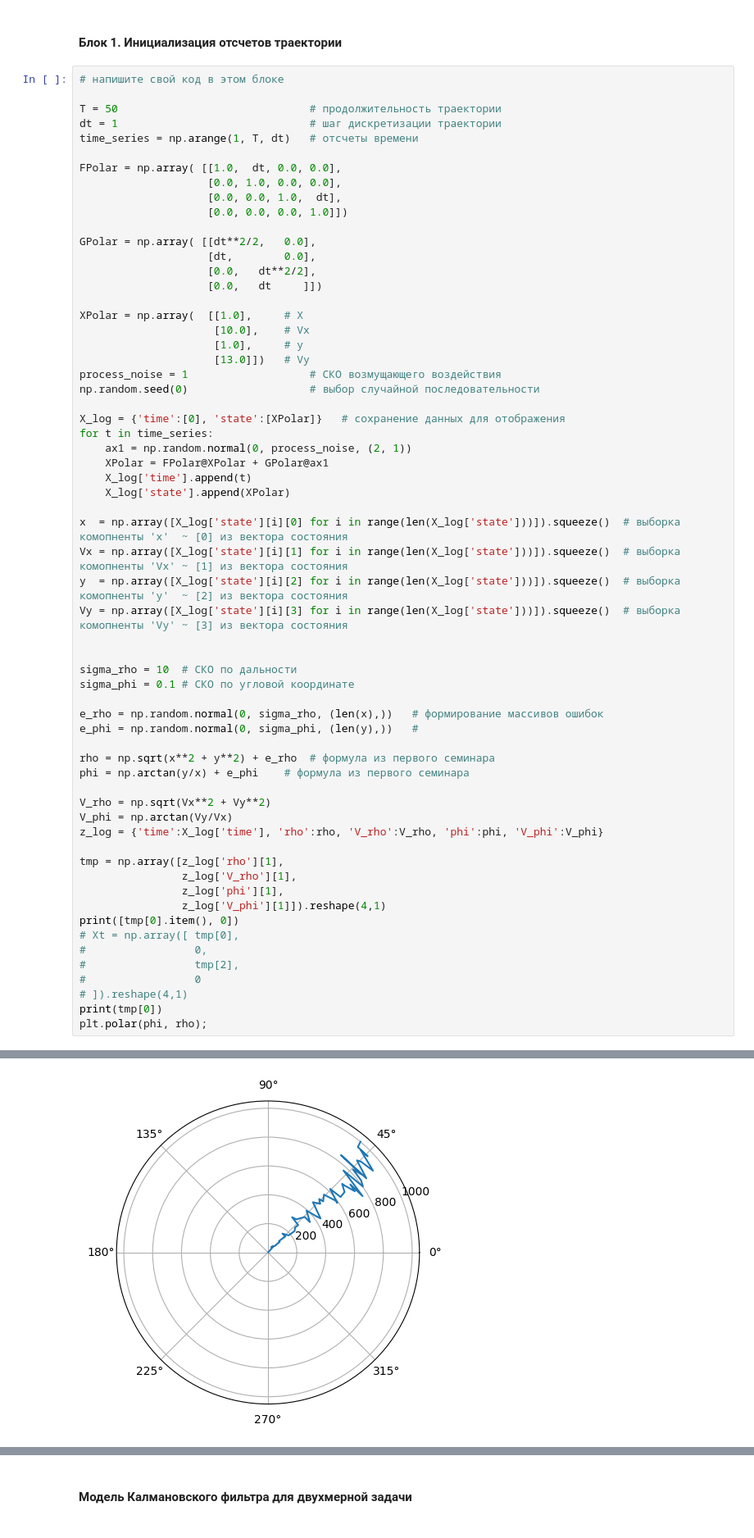
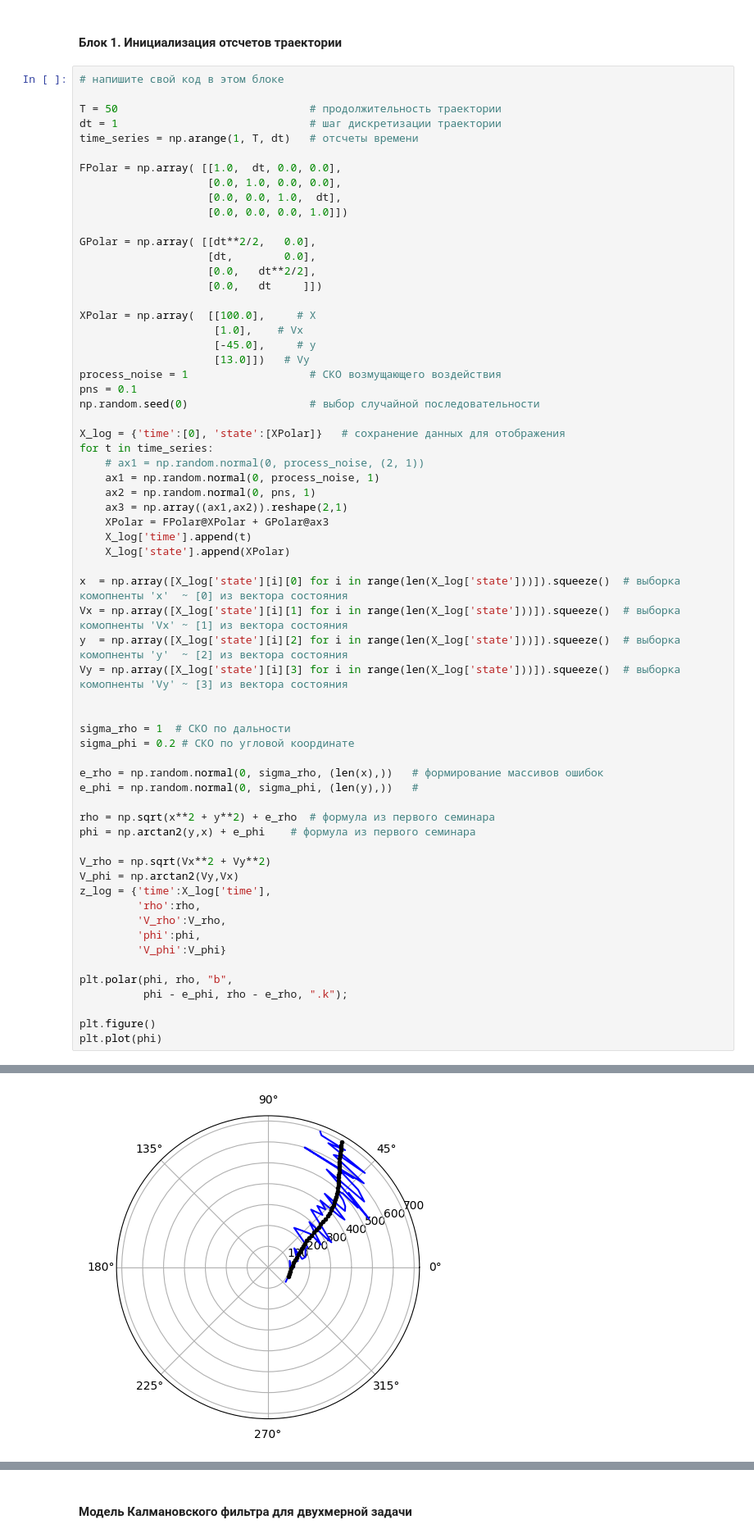
Before and after one commit to DmitryArtWorks/MTOS, a Jupyter notebook: sem02_filter_trajectory.ipynb, the cells around one changed output, grey strips where cells are left out. Shown at 82% size. Drawn from its saved outputs; the diff is of its cells as text.

```diff
--- a/sem02_filter_trajectory.ipynb
+++ b/sem02_filter_trajectory.ipynb
@@ -297,17 +297,21 @@ GPolar = np.array( [[dt**2/2,   0.0],
                     [0.0,   dt**2/2],
                     [0.0,   dt     ]])
 
-XPolar = np.array(  [[1.0],     # X
-                     [10.0],    # Vx
-                     [1.0],     # y
+XPolar = np.array(  [[100.0],     # X
+                     [1.0],    # Vx
+                     [-45.0],     # y
                      [13.0]])   # Vy
 process_noise = 1                   # СКО возмущающего воздействия
+pns = 0.1
 np.random.seed(0)                   # выбор случайной последовательности
 
 X_log = {'time':[0], 'state':[XPolar]}   # сохранение данных для отображения
 for t in time_series:
-    ax1 = np.random.normal(0, process_noise, (2, 1))
-    XPolar = FPolar@XPolar + GPolar@ax1
+    # ax1 = np.random.normal(0, process_noise, (2, 1))
+    ax1 = np.random.normal(0, process_noise, 1)
+    ax2 = np.random.normal(0, pns, 1)
+    ax3 = np.array((ax1,ax2)).reshape(2,1)
+    XPolar = FPolar@XPolar + GPolar@ax3
     X_log['time'].append(t)
     X_log['state'].append(XPolar)
 
@@ -317,29 +321,26 @@ y  = np.array([X_log['state'][i][2] for i in range(len(X_log['state']))]).squeez
 Vy = np.array([X_log['state'][i][3] for i in range(len(X_log['state']))]).squeeze()  # выборка комопненты 'Vy' ~ [3] из вектора состояния
 
 
-sigma_rho = 10  # СКО по дальности
-sigma_phi = 0.1 # СКО по угловой координате
+sigma_rho = 1  # СКО по дальности
+sigma_phi = 0.2 # СКО по угловой координате
 
 e_rho = np.random.normal(0, sigma_rho, (len(x),))   # формирование массивов ошибок
 e_phi = np.random.normal(0, sigma_phi, (len(y),))   #
 
 rho = np.sqrt(x**2 + y**2) + e_rho  # формула из первого семинара
-phi = np.arctan(y/x) + e_phi    # формула из первого семинара
+phi = np.arctan2(y,x) + e_phi    # формула из первого семинара
 
 V_rho = np.sqrt(Vx**2 + Vy**2)
-V_phi = np.arctan(Vy/Vx)
-z_log = {'time':X_log['time'], 'rho':rho, 'V_rho':V_rho, 'phi':phi, 'V_phi':V_phi}
+V_phi = np.arctan2(Vy,Vx)
+z_log = {'time':X_log['time'],
+         'rho':rho,
+         'V_rho':V_rho,
+         'phi':phi,
+         'V_phi':V_phi}
 
-tmp = np.array([z_log['rho'][1],
-                z_log['V_rho'][1],
-                z_log['phi'][1],
-                z_log['V_phi'][1]]).reshape(4,1)
-print([tmp[0].item(), 0])
-# Xt = np.array([ tmp[0],
-#                 0,
-#                 tmp[2],
-#                 0
-# ]).reshape(4,1)
-print(tmp[0])
-plt.polar(phi, rho);
+plt.polar(phi, rho, "b",
+          phi - e_phi, rho - e_rho, ".k");
+
+plt.figure()
+plt.plot(phi)
 # %% [output]
@@ -348 +348 @@ plt.polar(phi, rho);
-[figure, old version]
+[figure, new version]
```
Also changed, not shown: parts of 2 cells of this notebook, 2 other files.
